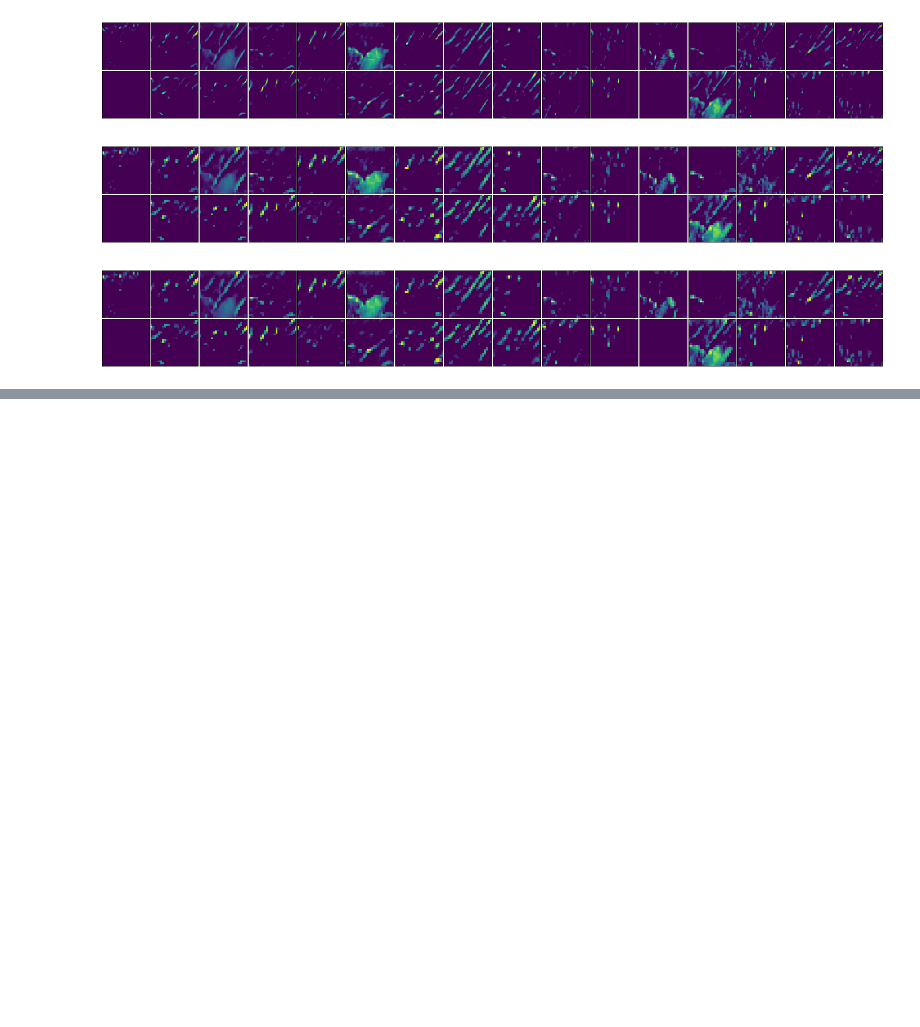
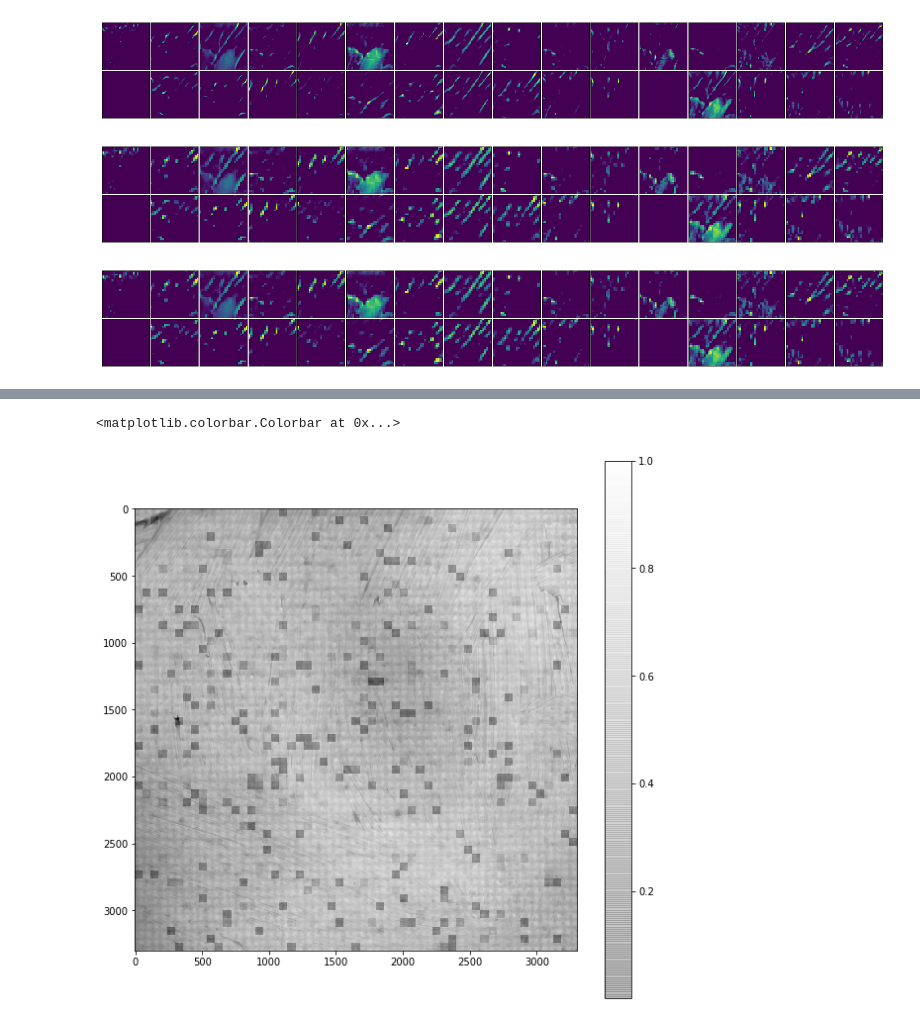
Before and after one commit to modw/painter-id, a Jupyter notebook: Visualizing network.ipynb, the cells around one changed output, grey strips where cells are left out. Saved outputs shown, nothing was run; the diff lists cells and outputs as text; code cells hidden in the pictures; blank space fills up the shorter version.

Commit message:
setup of probability heatmap with overlay

```diff
--- a/Visualizing network.ipynb
+++ b/Visualizing network.ipynb
@@ -134,0 +155,13 @@ for i in range(1,5):
+# %%
+# load data
+data_address = './data/sample_data/Grant_Pot_5cm_sq_15um.txt'
+X, y = processing_pipeline([data_address], patch_size)
+X = X.reshape(*X.shape,1)
+# %%
+# scale data
+scaler = Scaler()
+scaler.fit(X)
+X = scaler.transform(X)
+# %%
+# make predictions
+proba = model.predict_proba(X)
@@ -134,0 +170,23 @@ for i in range(1,5):
+# %%
+# reshape it to original image's shape
+data_array = data_to_array(data_address)
+
+# get border pixels to crop
+cropx, cropy = [i%patch_size for i in data_array.shape]
+# crop data_array
+data_array = data_array[:-cropx,:-cropy]
+# get shape and reshape proba array
+image_shape = np.array(data_array.shape)
+proba_shape = image_shape//patch_size
+p_1 = proba[:,1].reshape(proba_shape[0], proba_shape[1])
+# upscale to match original resolution
+p_1 = np.kron(p_1, np.ones((patch_size, patch_size)))
+# %%
+# display one on top of the other
+fig = plt.figure(figsize=(10,10))
+plt.imshow(data_array, cmap='binary')
+plt.imshow(p_1, alpha=0.25, cmap='gray')
+plt.colorbar()
+# %% [output]
+<matplotlib.colorbar.Colorbar at 0x...>
+[figure, added]
```
Also changed, not shown: parts of 5 cells of this notebook.
